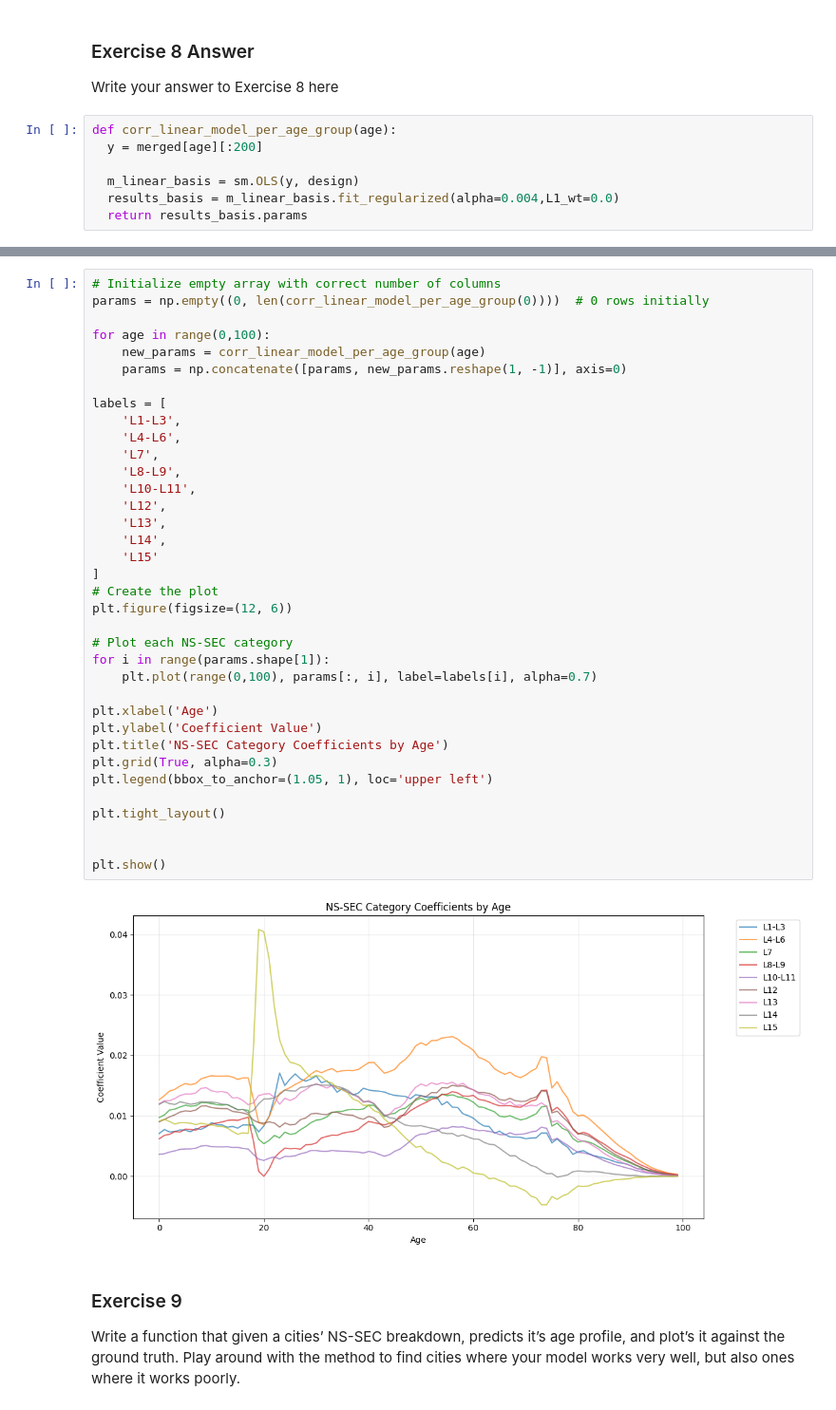
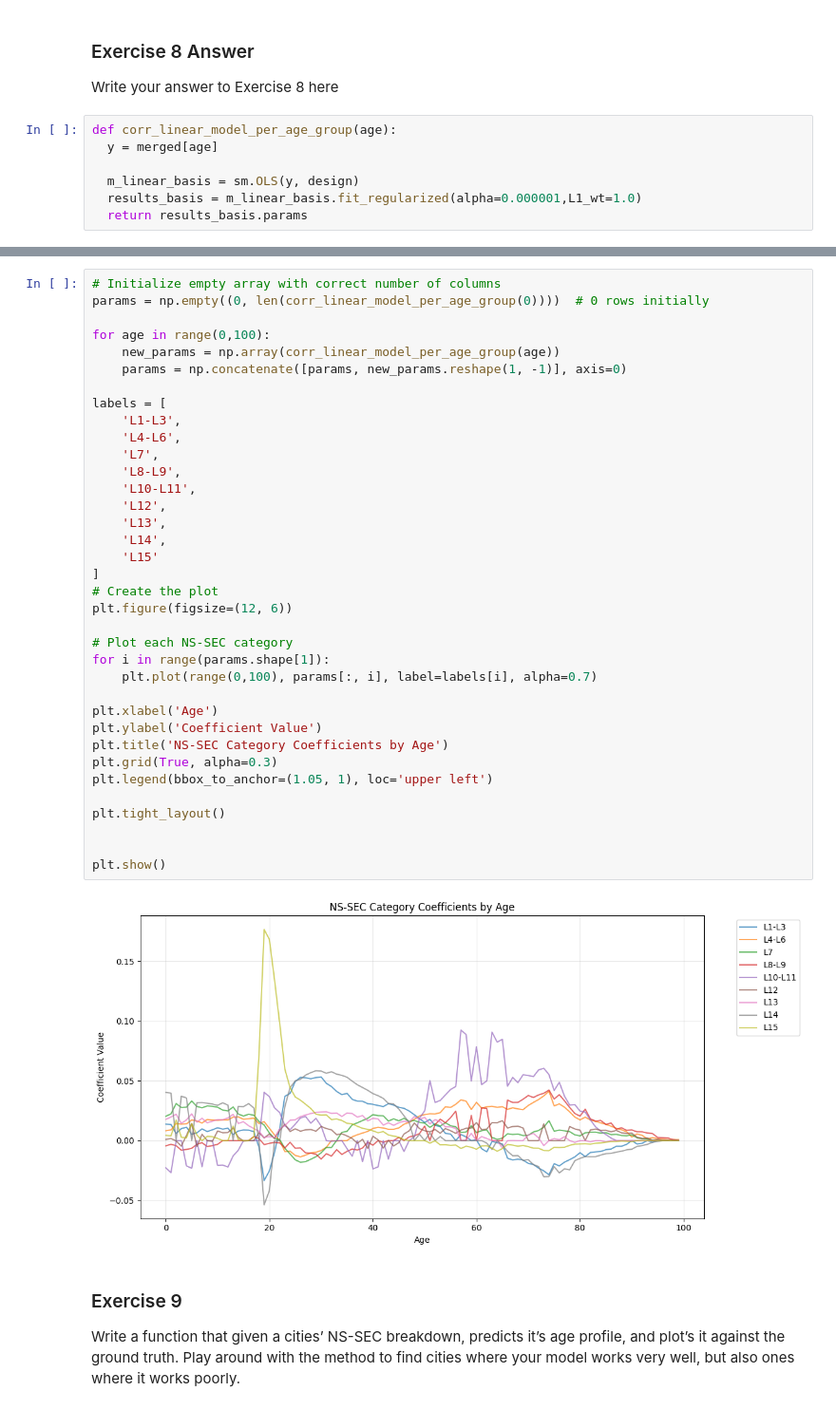
Before and after one commit to Pidongg/pz286_ads_2024, a Jupyter notebook: _notebooks/03-address_glm.ipynb, the cells around one changed output, grey strips where cells are left out. Shown at 95% size. Cells and saved outputs as stored; diff of their text form.

```diff
--- a/_notebooks/03-address_glm.ipynb
+++ b/_notebooks/03-address_glm.ipynb
@@ -1470,10 +1474,10 @@ plot them.
 Write your answer to Exercise 8 here
 # %%
 def corr_linear_model_per_age_group(age):
-  y = merged[age][:200]
+  y = merged[age]
 
   m_linear_basis = sm.OLS(y, design)
-  results_basis = m_linear_basis.fit_regularized(alpha=0.004,L1_wt=0.0)
+  results_basis = m_linear_basis.fit_regularized(alpha=0.000001,L1_wt=1.0)
   return results_basis.params
 # %%
 corr_linear_model_per_age_group(0)
@@ -1485,39 +1498,39 @@ array([0.00704937, 0.01265271, 0.00970729, 0.00618527, 0.00361475,
 params = np.empty((0, len(corr_linear_model_per_age_group(0))))  # 0 rows initially
 
 for age in range(0,100):
-    new_params = corr_linear_model_per_age_group(age)
+    new_params = np.array(corr_linear_model_per_age_group(age))
     params = np.concatenate([params, new_params.reshape(1, -1)], axis=0)
 
 labels = [
     'L1-L3',
     'L4-L6',
     'L7',
     'L8-L9',
     'L10-L11',
     'L12',
     'L13',
     'L14',
     'L15'
 ]
 # Create the plot
 plt.figure(figsize=(12, 6))
 
 # Plot each NS-SEC category
 for i in range(params.shape[1]):
     plt.plot(range(0,100), params[:, i], label=labels[i], alpha=0.7)
 
 plt.xlabel('Age')
 plt.ylabel('Coefficient Value')
 plt.title('NS-SEC Category Coefficients by Age')
 plt.grid(True, alpha=0.3)
 plt.legend(bbox_to_anchor=(1.05, 1), loc='upper left')
 
 plt.tight_layout()
 
 
 plt.show()
 # %% [output]
-[figure, old version]
+[figure, new version]
 # %% [markdown]
 ### Exercise 9
 
```
Also changed, not shown: parts of 4 cells of this notebook.
